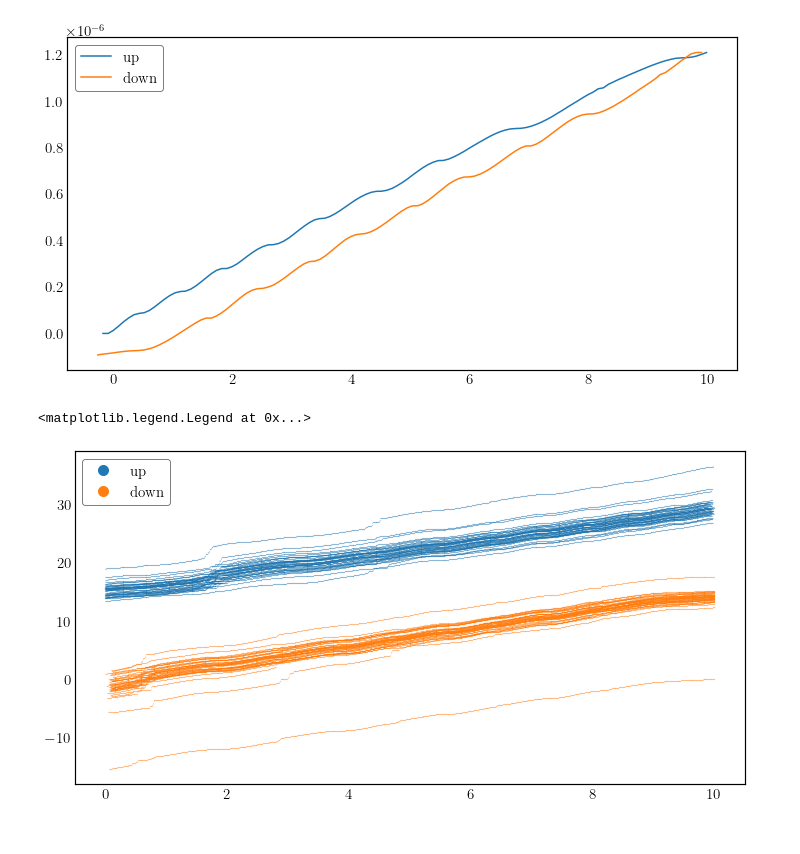
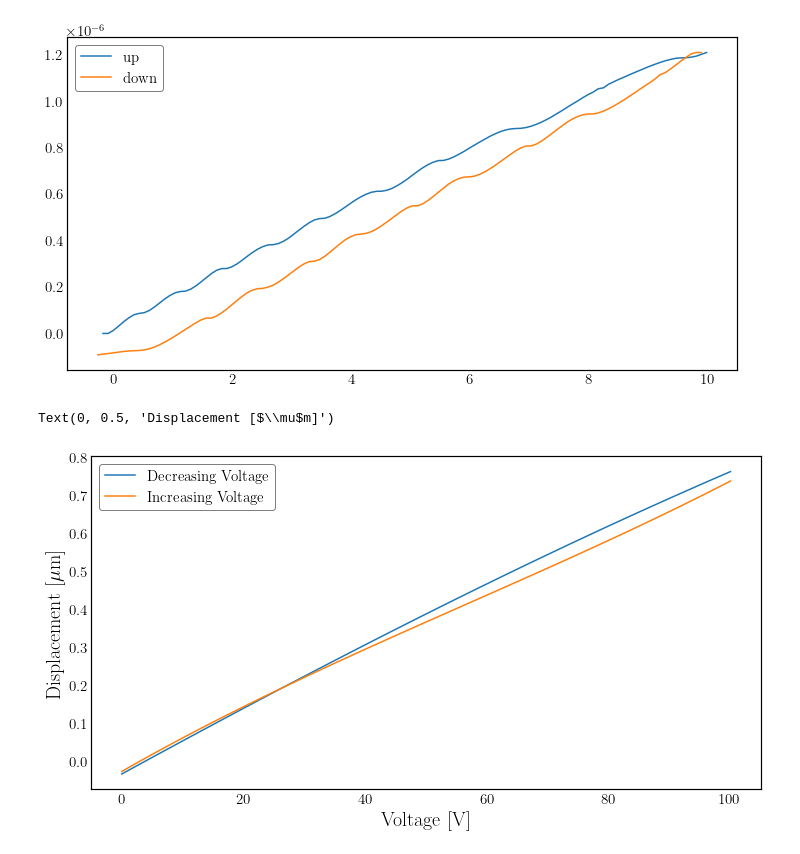
Before and after one commit to Emiliuhre/Labgruppe-Eksperimentiel-Fysik-2, a Jupyter notebook: Exercise 2/Databehandling/Databehandling.ipynb, the cells around one changed output. Drawn from its saved outputs; the diff is of its cells as text; code cells hidden in the pictures.

```diff
--- a/Exercise 2/Databehandling/Databehandling.ipynb
+++ b/Exercise 2/Databehandling/Databehandling.ipynb
@@ -187,7 +187,7 @@ ax.legend()
 <matplotlib.legend.Legend at 0x...>
 [figure]
 # %%
-V = new_time_up * Vmax / new_time_up.max()
+V_up = new_time_up * Vmax / new_time_up.max()
 I = new_channel_a_up
 
 deltaPhi = []
@@ -209,9 +209,9 @@ for intervalPhi in deltaPhi:
 
 phi_list_up = phi_segments
 phi_continuous = np.concatenate(phi_segments)
-#s_up = (lamb / (4 * np.pi)) * phi_continuous
+s_up = (lamb / (4 * np.pi)) * phi_continuous
 # %%
-V = Vmax - new_time_down * Vmax / new_time_down.max()
+V_down = Vmax - new_time_down * Vmax / new_time_down.max()
 I = new_channel_a_down
 
 deltaPhi = []
@@ -233,25 +233,25 @@ for intervalPhi in deltaPhi:
 
 phi_list_down = phi_segments
 phi_continuous = np.concatenate(phi_list_down)
-#s_down = s_up[-1] - (lamb / (4 * np.pi)) * phi_continuous
+s_down = lamb / (4 * np.pi) * phi_continuous
-# %%
-if tops[0] < 1:
-    s_down = [phi_list_up[i][-1] - np.array(phi_list_down[i])  for i in range(len(phi_list_down))]
-    s_up = [phi_list_up[0]] + [phi_list_down[i-1][-1] - np.array(phi_list_up[i]) for i in range(1,len(phi_list_up))]
-else:
-    s_up = [phi_list_down[i][-1] + np.array(phi_list_up[i]) for i in range(len(phi_list_up))]
-    s_down = [-np.array(phi_list_down[0])] + [phi_list_up[i-1][-1] - np.array(phi_list_down[i])  for i in range(1,len(phi_list_down))]
-
-s_up = np.concatenate(s_up)
-s_down = np.concatenate(s_down)
 # %%
+up_fit = np.polyfit(V_up,s_up, 3)
+down_fit = np.polyfit(V_down,s_down, 3)
+f = lambda x,a,b,c,d: a*x**3 + b*x**2 + c*x + d
+
+V = np.linspace(0,Vmax,100)
+
 fig, ax = plt.subplots()
-ax.plot(new_time_up * Vmax / new_time_up.max(), s_up, "o", markersize = 0.1, label = "up")
-ax.plot(Vmax - new_time_down * Vmax / new_time_down.max(), s_down, "o", markersize = 0.1, label = "down")
+#ax.plot(new_time_up * Vmax / new_time_up.max(), s_up, "o", markersize = 0.1, label = "up")
+#ax.plot(Vmax - new_time_down * Vmax / new_time_down.max(), s_down, "o", markersize = 0.1, label = "down")
+ax.plot((Vmax - V) * 10, (f(V[-1], *up_fit) - f(Vmax - V, *down_fit)) * 1e6, label = "Decreasing Voltage")
+ax.plot(V * 10, f(V, *up_fit) * 1e6, label = "Increasing Voltage")
 ax.legend(markerscale = 100)
+ax.set_xlabel("Voltage [V]")
+ax.set_ylabel("Displacement [$\\mu$m]")
 # %% [output]
-<matplotlib.legend.Legend at 0x...>
+Text(0, 0.5, 'Displacement [$\\mu$m]')
-[figure, old version]
+[figure, new version]
 # %%
 # s_up = []
 # s_down = []
```
Also changed, not shown: parts of 1 cell of this notebook.
